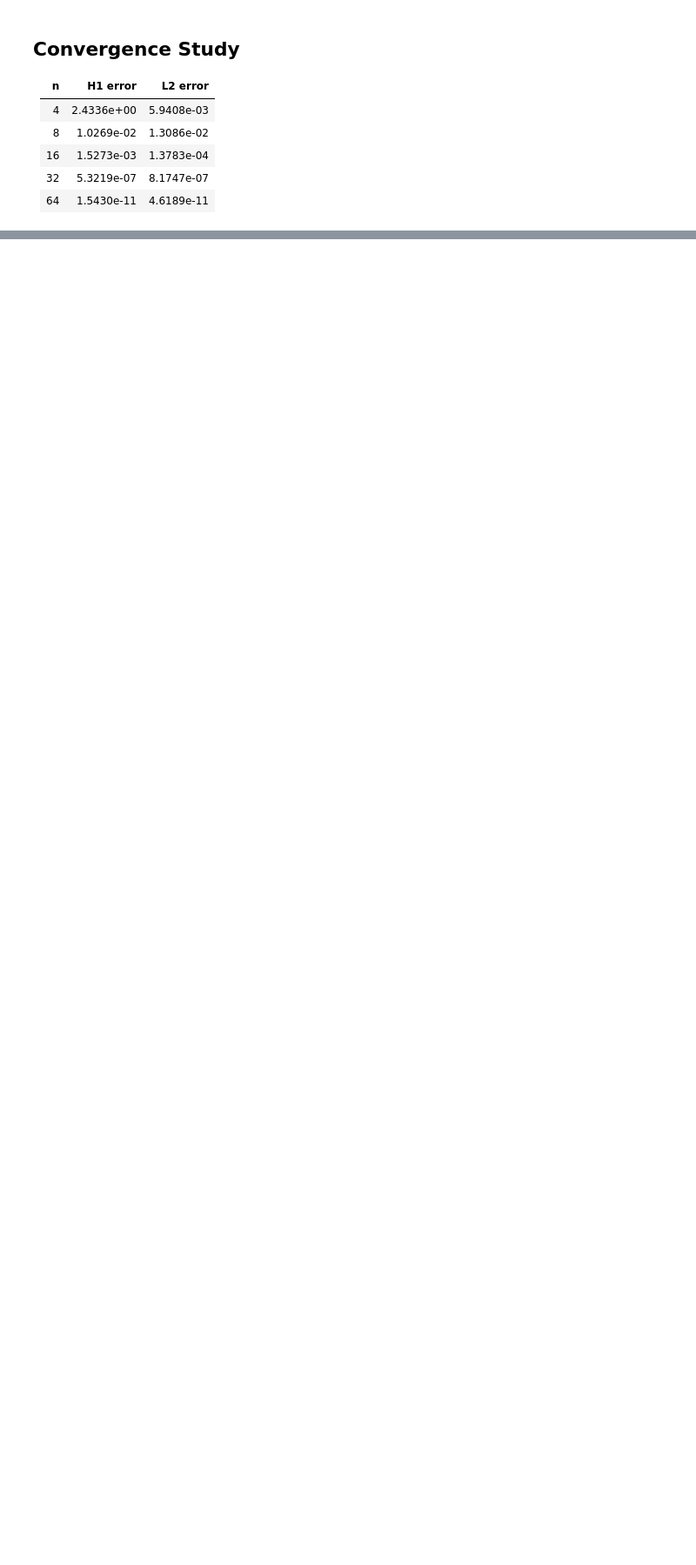
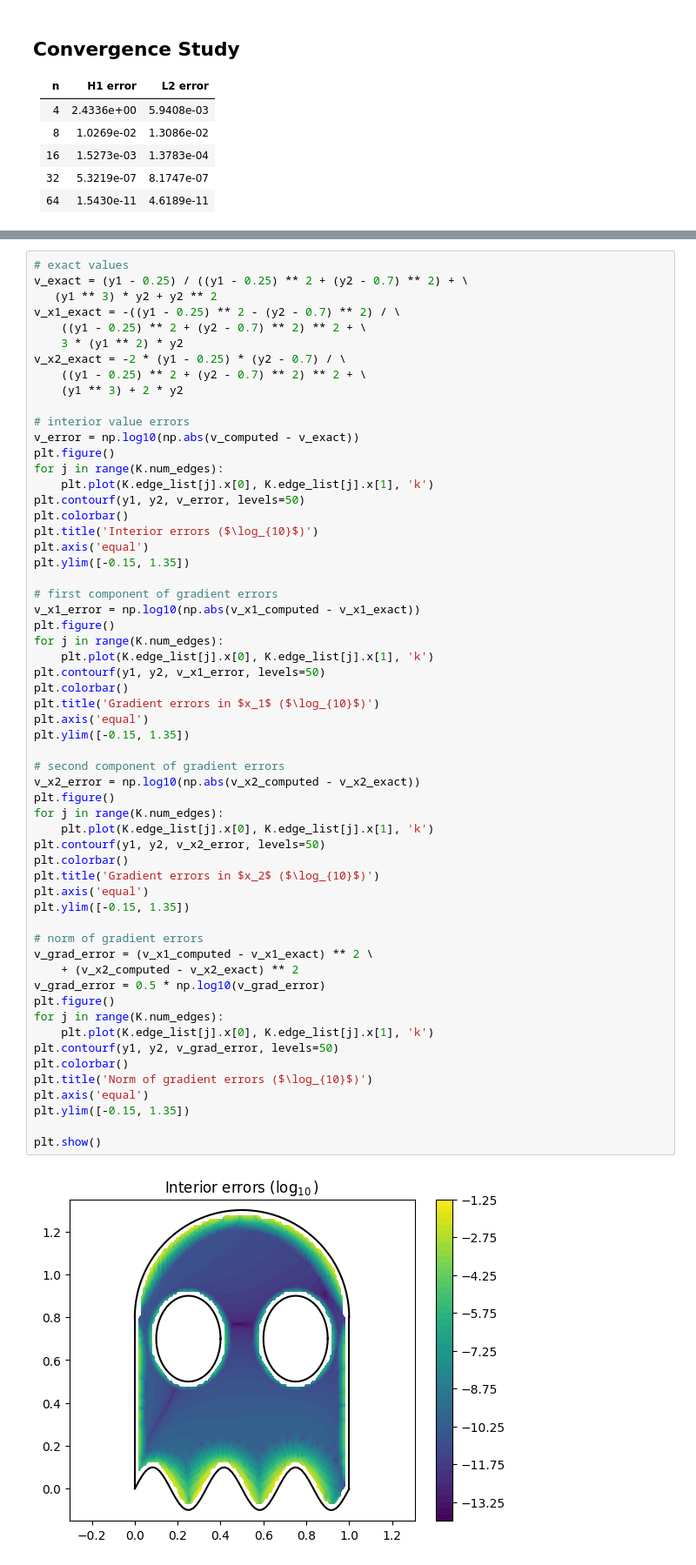
Before and after one commit to samreynoldsmath/PuncturedFEM, a Jupyter notebook: ex1c-ghost.ipynb, the cells around one changed output, grey strips where cells are left out. Shown at 87% size. Cells and saved outputs as stored; diff of their text form; blank space fills up the shorter version.

```diff
--- a/ex1c-ghost.ipynb
+++ b/ex1c-ghost.ipynb
@@ -188,0 +237,60 @@ L^2 error (vw) = 1.3783e-04
+# %%
+# exact values
+v_exact = (y1 - 0.25) / ((y1 - 0.25) ** 2 + (y2 - 0.7) ** 2) + \
+   (y1 ** 3) * y2 + y2 ** 2
+v_x1_exact = -((y1 - 0.25) ** 2 - (y2 - 0.7) ** 2) / \
+    ((y1 - 0.25) ** 2 + (y2 - 0.7) ** 2) ** 2 + \
+    3 * (y1 ** 2) * y2
+v_x2_exact = -2 * (y1 - 0.25) * (y2 - 0.7) / \
+    ((y1 - 0.25) ** 2 + (y2 - 0.7) ** 2) ** 2 + \
+    (y1 ** 3) + 2 * y2
+
+# interior value errors
+v_error = np.log10(np.abs(v_computed - v_exact))
+plt.figure()
+for j in range(K.num_edges):
+    plt.plot(K.edge_list[j].x[0], K.edge_list[j].x[1], 'k')
+plt.contourf(y1, y2, v_error, levels=50)
+plt.colorbar()
+plt.title('Interior errors ($\log_{10}$)')
+plt.axis('equal')
+plt.ylim([-0.15, 1.35])
+
+# first component of gradient errors
+v_x1_error = np.log10(np.abs(v_x1_computed - v_x1_exact))
+plt.figure()
+for j in range(K.num_edges):
+    plt.plot(K.edge_list[j].x[0], K.edge_list[j].x[1], 'k')
+plt.contourf(y1, y2, v_x1_error, levels=50)
+plt.colorbar()
+plt.title('Gradient errors in $x_1$ ($\log_{10}$)')
+plt.axis('equal')
+plt.ylim([-0.15, 1.35])
+
+# second component of gradient errors
+v_x2_error = np.log10(np.abs(v_x2_computed - v_x2_exact))
+plt.figure()
+for j in range(K.num_edges):
+    plt.plot(K.edge_list[j].x[0], K.edge_list[j].x[1], 'k')
+plt.contourf(y1, y2, v_x2_error, levels=50)
+plt.colorbar()
+plt.title('Gradient errors in $x_2$ ($\log_{10}$)')
+plt.axis('equal')
+plt.ylim([-0.15, 1.35])
+
+# norm of gradient errors
+v_grad_error = (v_x1_computed - v_x1_exact) ** 2 \
+    + (v_x2_computed - v_x2_exact) ** 2
+v_grad_error = 0.5 * np.log10(v_grad_error)
+plt.figure()
+for j in range(K.num_edges):
+    plt.plot(K.edge_list[j].x[0], K.edge_list[j].x[1], 'k')
+plt.contourf(y1, y2, v_grad_error, levels=50)
+plt.colorbar()
+plt.title('Norm of gradient errors ($\log_{10}$)')
+plt.axis('equal')
+plt.ylim([-0.15, 1.35])
+
+plt.show()
+# %% [output]
+[figure, added]
```
Also changed, not shown: parts of 10 cells of this notebook, 10 other files.
